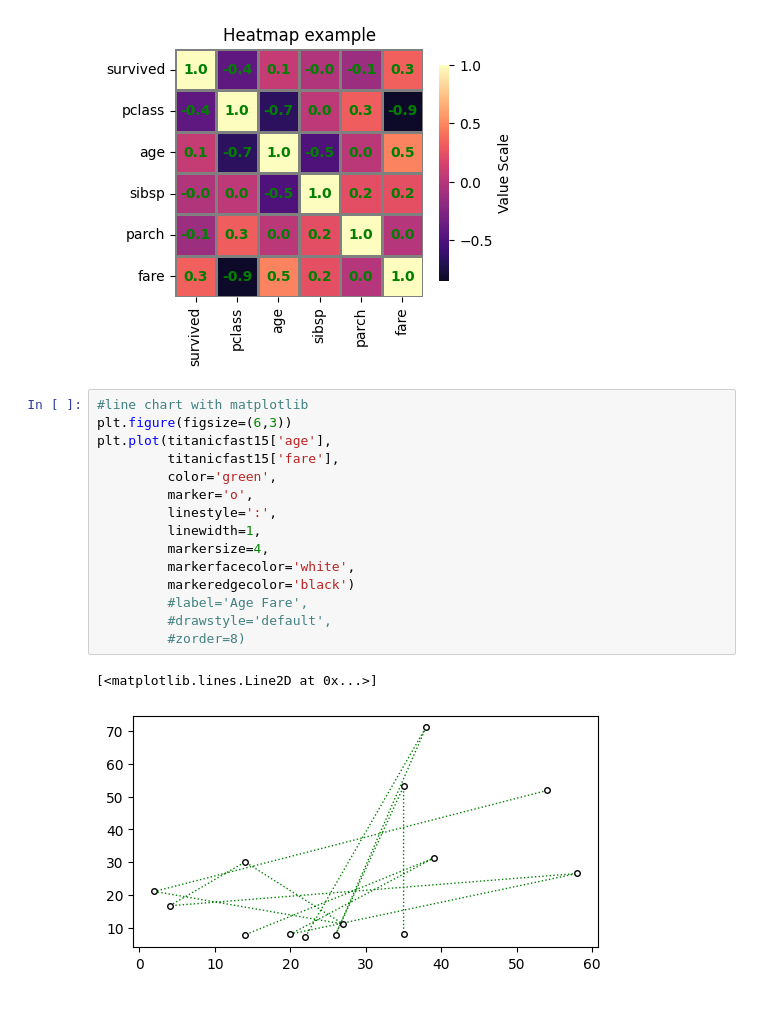
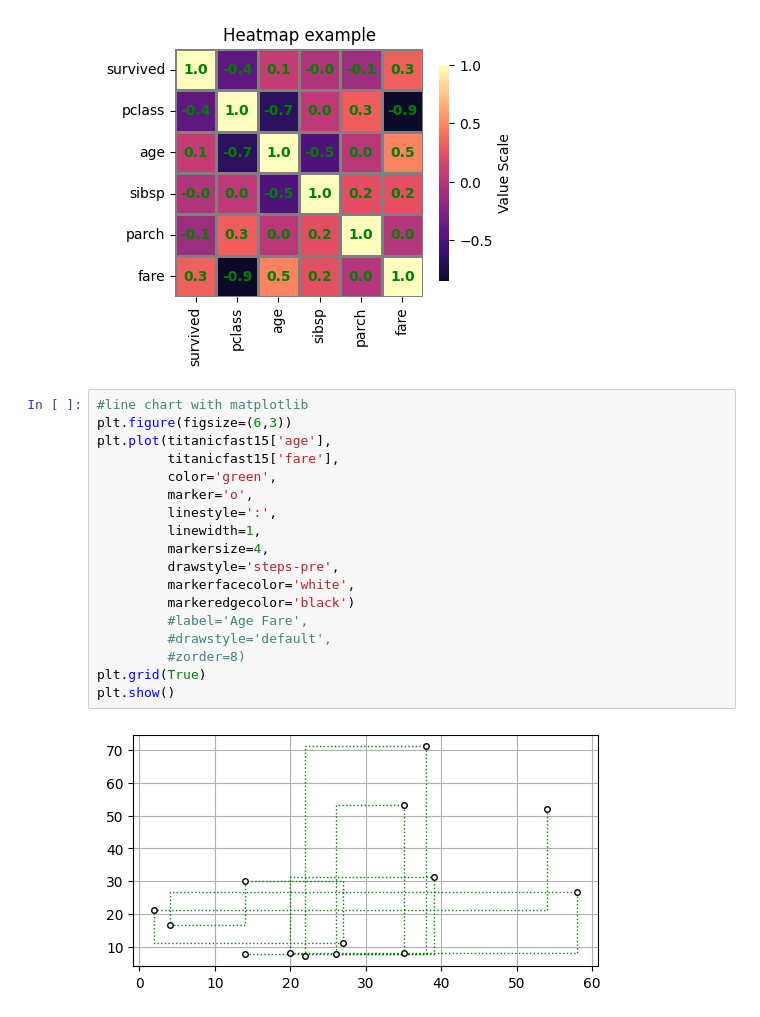
Before and after one commit to Md-Maruf-1727/LearningPractices, a Jupyter notebook: Vizualization/Vizualization1.ipynb, the cells around one changed output. Cells and saved outputs as stored; diff of their text form.

```diff
--- a/Vizualization/Vizualization1.ipynb
+++ b/Vizualization/Vizualization1.ipynb
@@ -528,18 +528,20 @@ Text(0.5, 1.0, 'Heatmap example')
 # %%
 #line chart with matplotlib
 plt.figure(figsize=(6,3))
 plt.plot(titanicfast15['age'],
          titanicfast15['fare'],
          color='green',
          marker='o',
          linestyle=':',
          linewidth=1,
          markersize=4,
+         drawstyle='steps-pre',
          markerfacecolor='white',
          markeredgecolor='black')
          #label='Age Fare',
          #drawstyle='default',
          #zorder=8)
+plt.grid(True)
+plt.show()
 # %% [output]
-[<matplotlib.lines.Line2D at 0x...>]
-[figure, old version]
+[figure, new version]
```
Also changed, not shown: parts of 2 cells of this notebook.
